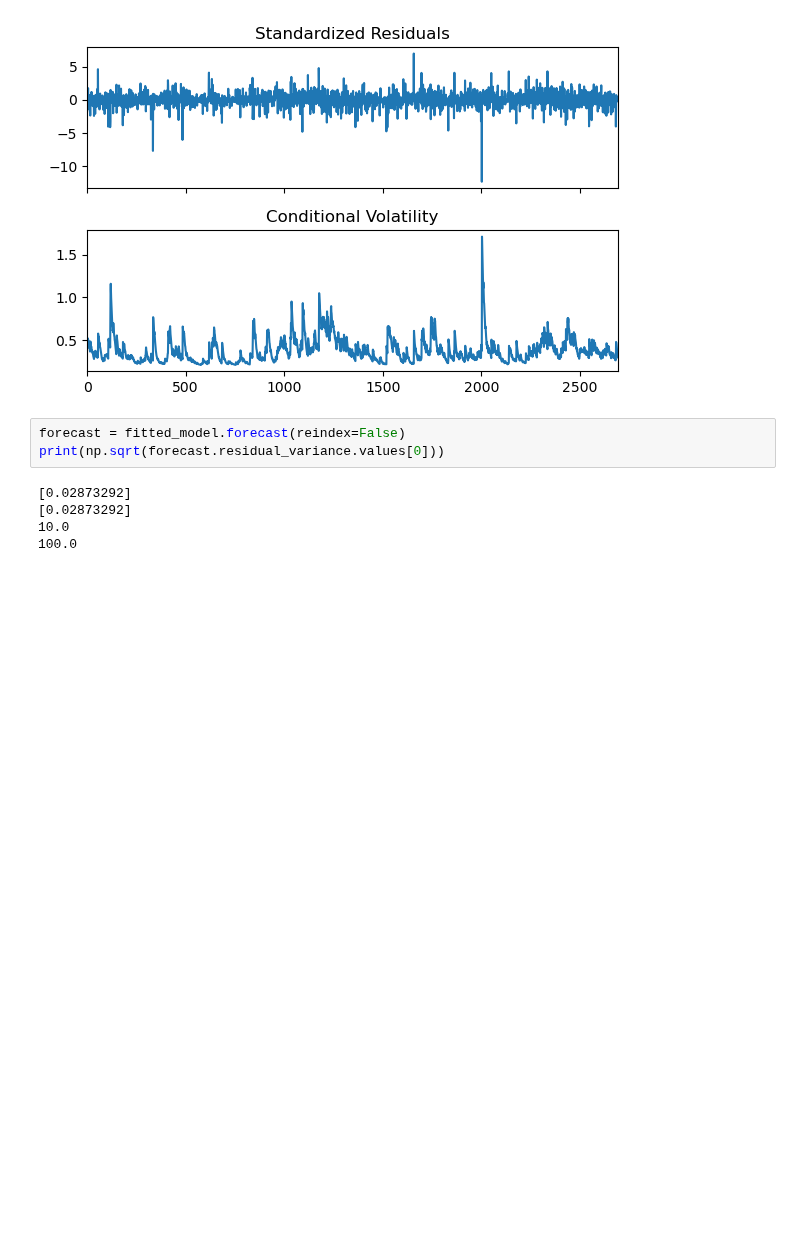
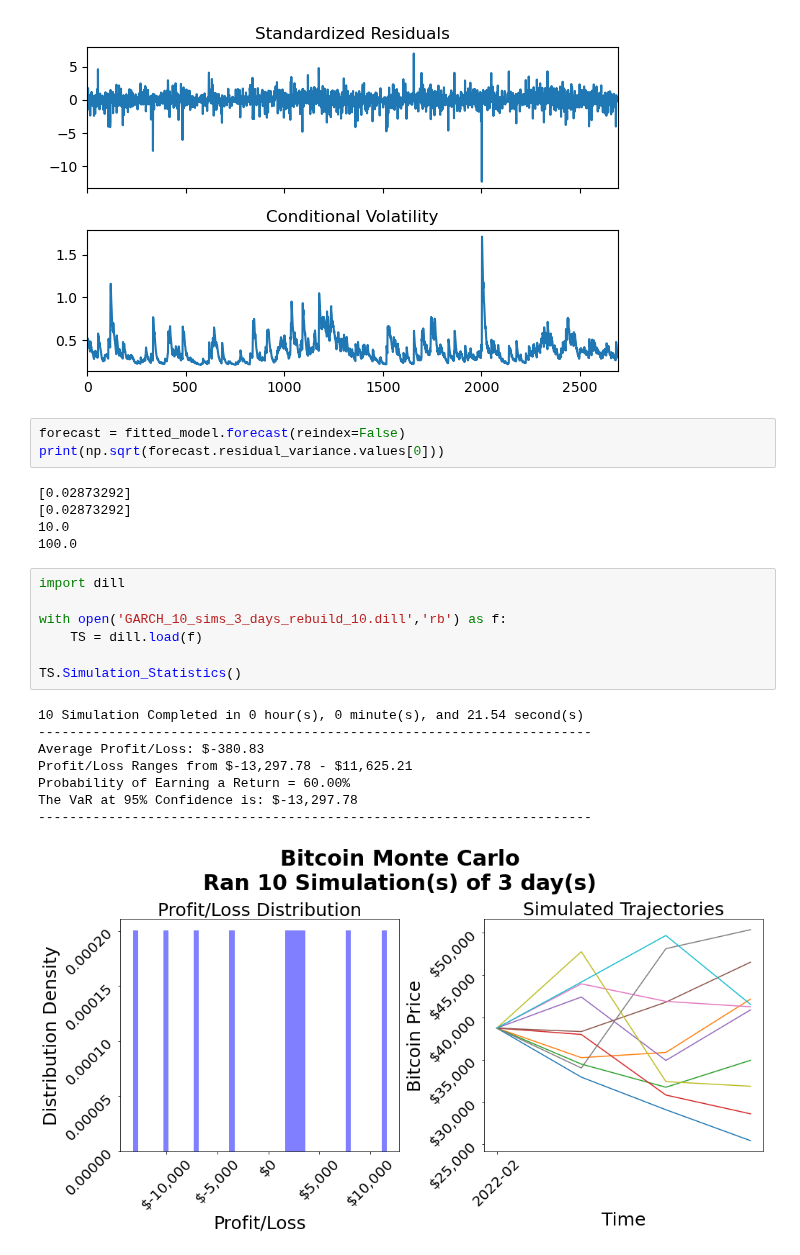
Before and after one commit to gpala7077/CryptoCurrency_Monte_Carlo_Simulation, a Jupyter notebook: Crypto-Analysis.ipynb, the cells around one changed output. Drawn from its saved outputs; the diff is of its cells as text; blank space fills up the shorter version.

```diff
--- a/Crypto-Analysis.ipynb
+++ b/Crypto-Analysis.ipynb
@@ -118,3 +118,19 @@ print(np.sqrt(forecast.residual_variance.values[0]))
 [0.02873292]
 10.0
 100.0
+# %%
+import dill
+
+with open('GARCH_10_sims_3_days_rebuild_10.dill','rb') as f:
+    TS = dill.load(f)
+
+TS.Simulation_Statistics()
+# %% [output]
+10 Simulation Completed in 0 hour(s), 0 minute(s), and 21.54 second(s)
+-----------------------------------------------------------------------
+Average Profit/Loss: $-380.83
+Profit/Loss Ranges from $-13,297.78 - $11,625.21
+Probability of Earning a Return = 60.00%
+The VaR at 95% Confidence is: $-13,297.78
+-----------------------------------------------------------------------
+[figure, added]
```
Also changed, not shown: 3 other files.
